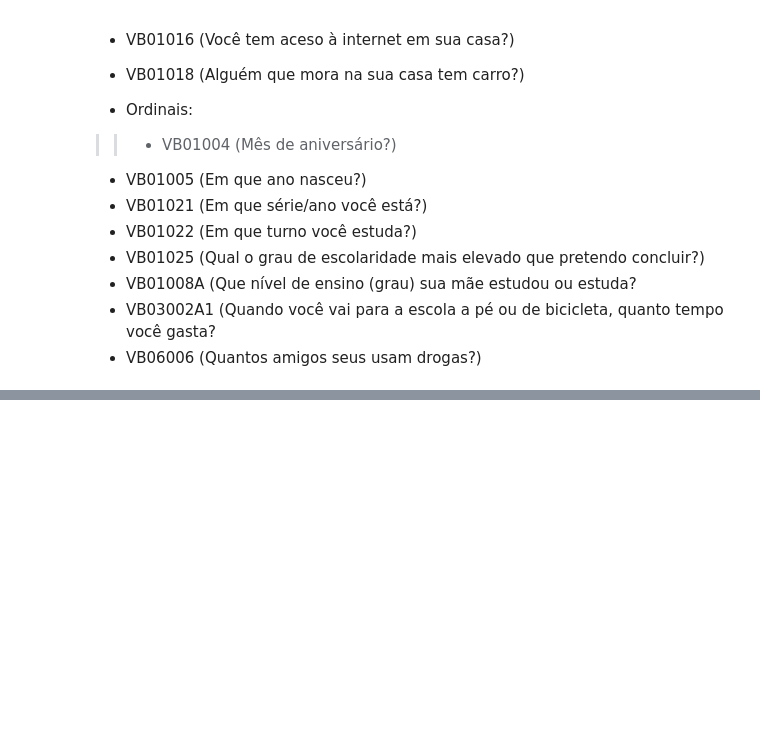
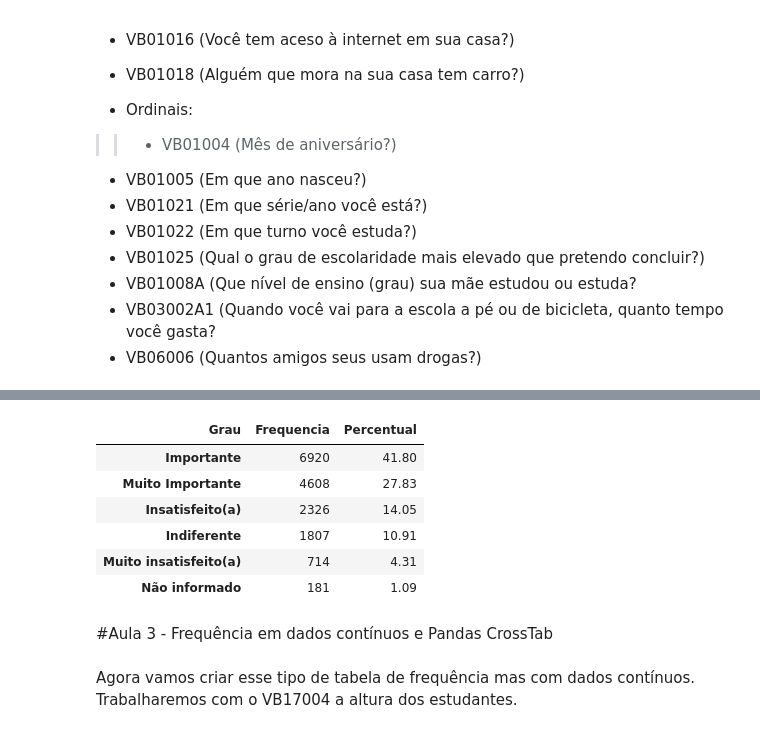
Before and after one commit to AdamStamm/bootcamp_alura, a Jupyter notebook: Notebooks/Bootcamp_Data_Science_Modulo_3.ipynb, the cells around one changed output, grey strips where cells are left out. Cells and saved outputs as stored; diff of their text form; code cells hidden in the pictures; blank space fills up the shorter version.

```diff
--- a/Notebooks/Bootcamp_Data_Science_Modulo_3.ipynb
+++ b/Notebooks/Bootcamp_Data_Science_Modulo_3.ipynb
@@ -300,0 +349,45 @@ comparável aos inquéritos internacionais.
+# %%
+def tabela_frequencia(dados, dicionario=None, titulo_frequencias=None):
+    '''
+    Retorna uma tabela de frequencia baseada na coluna e no dataframe recebido.
+
+    Parametros:
+        dados (series): Series contendo os dados selecionados
+        dicionario (dict): Dicionário das respostas/index
+        titulo_frequencias (str): Título para a coluna index.
+    Retornos:
+        dados (DataFrame): Tabela de frequencias das respostas
+    '''
+
+    frequencia = dados.value_counts()
+    percentual = dados.value_counts(normalize=True) * 100
+    percentual = percentual.round(2)
+    dados = pd.DataFrame({"Frequencia": frequencia, "Percentual": percentual})
+    if dicionario:
+      dados.rename(index=dicionario, inplace=True)
+    if titulo_frequencias:
+      dados.rename_axis(titulo_frequencias,axis=1,inplace=True)
+
+    return dados
+# %%
+img_corp = {1: 'Muito Importante',
+            2: 'Importante',
+            3: 'Indiferente',
+            4: 'Insatisfeito(a)',
+            5: 'Muito insatisfeito(a)',
+            99: 'Não informado'}
+test_function = tabela_frequencia(dados['VB11007'],img_corp, 'Grau')
+# %%
+test_function
+# %% [output]
+| Grau | Frequencia | Percentual |
+| Importante | 6920 | 41.80 |
+| Muito Importante | 4608 | 27.83 |
+| Insatisfeito(a) | 2326 | 14.05 |
+| Indiferente | 1807 | 10.91 |
+| Muito insatisfeito(a) | 714 | 4.31 |
+| Não informado | 181 | 1.09 |
+# %% [markdown]
+#Aula 3 - Frequência em dados contínuos e Pandas CrossTab
+# %% [markdown]
+Agora vamos criar esse tipo de tabela de frequência mas com dados contínuos. Trabalharemos com o VB17004 a altura dos estudantes.
```
Also changed, not shown: parts of 37 cells of this notebook.
